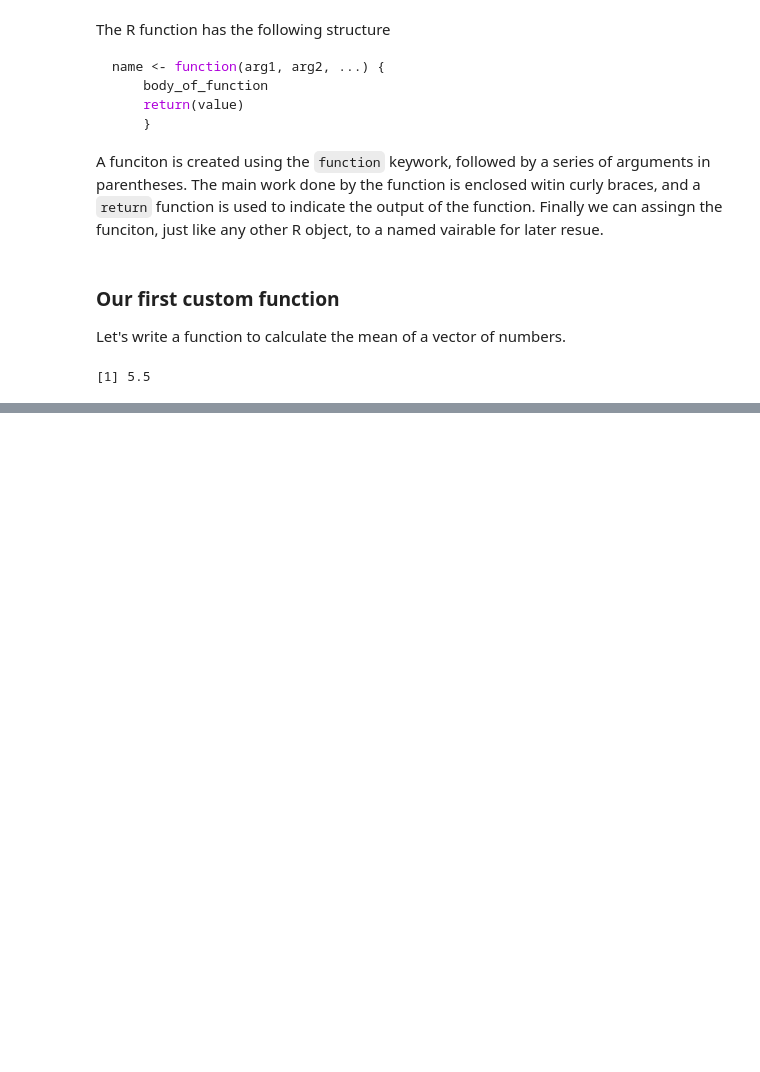
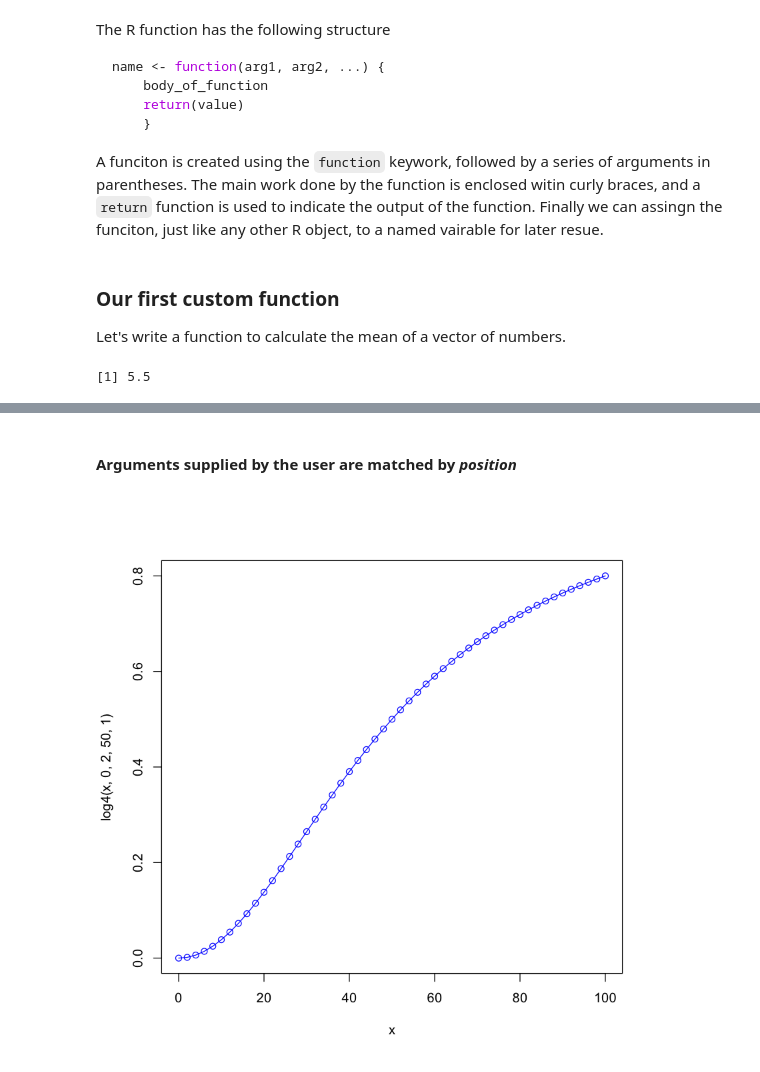
Before and after one commit to duke-biostats/ngs-2015, a Jupyter notebook: Writing custom functions in R.ipynb, the cells around one changed output, grey strips where cells are left out. Drawn from its saved outputs; the diff is of its cells as text; code cells hidden in the pictures; blank space fills up the shorter version.

Commit message:
Complete functions notebook

```diff
--- a/Writing custom functions in R.ipynb
+++ b/Writing custom functions in R.ipynb
@@ -31,0 +52,12 @@ you could try ‘??my.mean’
+# %%
+log4 <- function(x, a, b, c, d) {
+    return ((a-d)/(1 + ((x/c)^b)) + d)
+}
+# %%
+x <- seq(0, 100, length.out = 51)
+# %% [markdown]
+#### Arguments supplied by the user are matched by *position*
+# %%
+plot(x, log4(x, 0, 2, 50, 1), type="o", col="blue")
+# %% [output]
+[figure, added]
```
Also changed, not shown: parts of 28 cells of this notebook, 1 other file.
